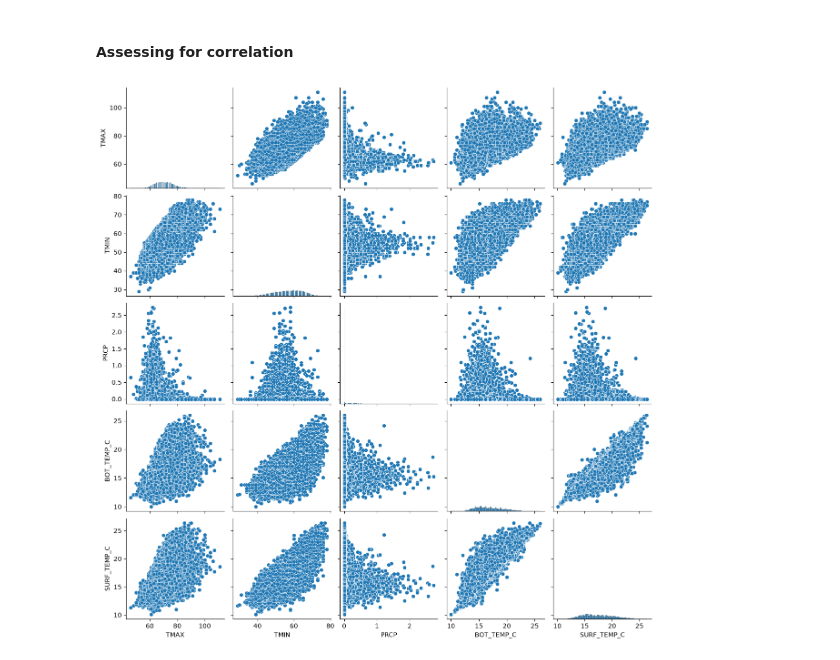
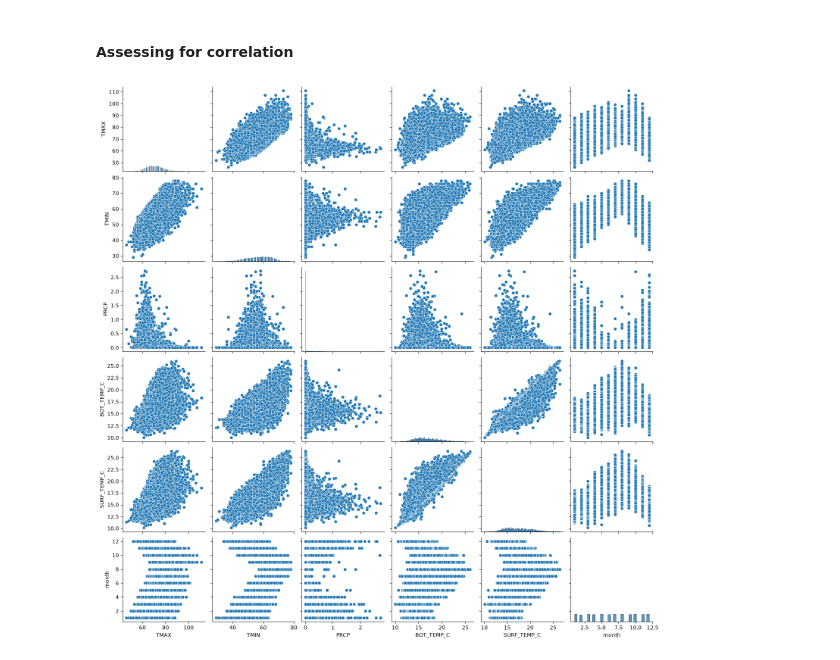
Before and after one commit to spencercody/scripps-water-temp, a Jupyter notebook: src/modeling/notebook/02-eda.ipynb, the cells around one changed output. Drawn from its saved outputs; the diff is of its cells as text; code cells hidden in the pictures.

```diff
--- a/src/modeling/notebook/02-eda.ipynb
+++ b/src/modeling/notebook/02-eda.ipynb
@@ -146,9 +152,11 @@ Name: SURF_TEMP_C, dtype: float64
 ----------
 # %% [markdown]
 #### Assessing for correlation
-# %%
-sns.pairplot(df)
-plt.show()
-# %% [output]
-[figure, removed]
+# %%
+correlation_cols = ['TMAX', 'TMIN', 'PRCP', 'BOT_TEMP_C', 'SURF_TEMP_C', 'month',]
+corr_df = df[correlation_cols]
+sns.pairplot(corr_df)
+plt.show()
+# %% [output]
+[figure, added]
 # %%
```
Also changed, not shown: parts of 26 cells of this notebook.
